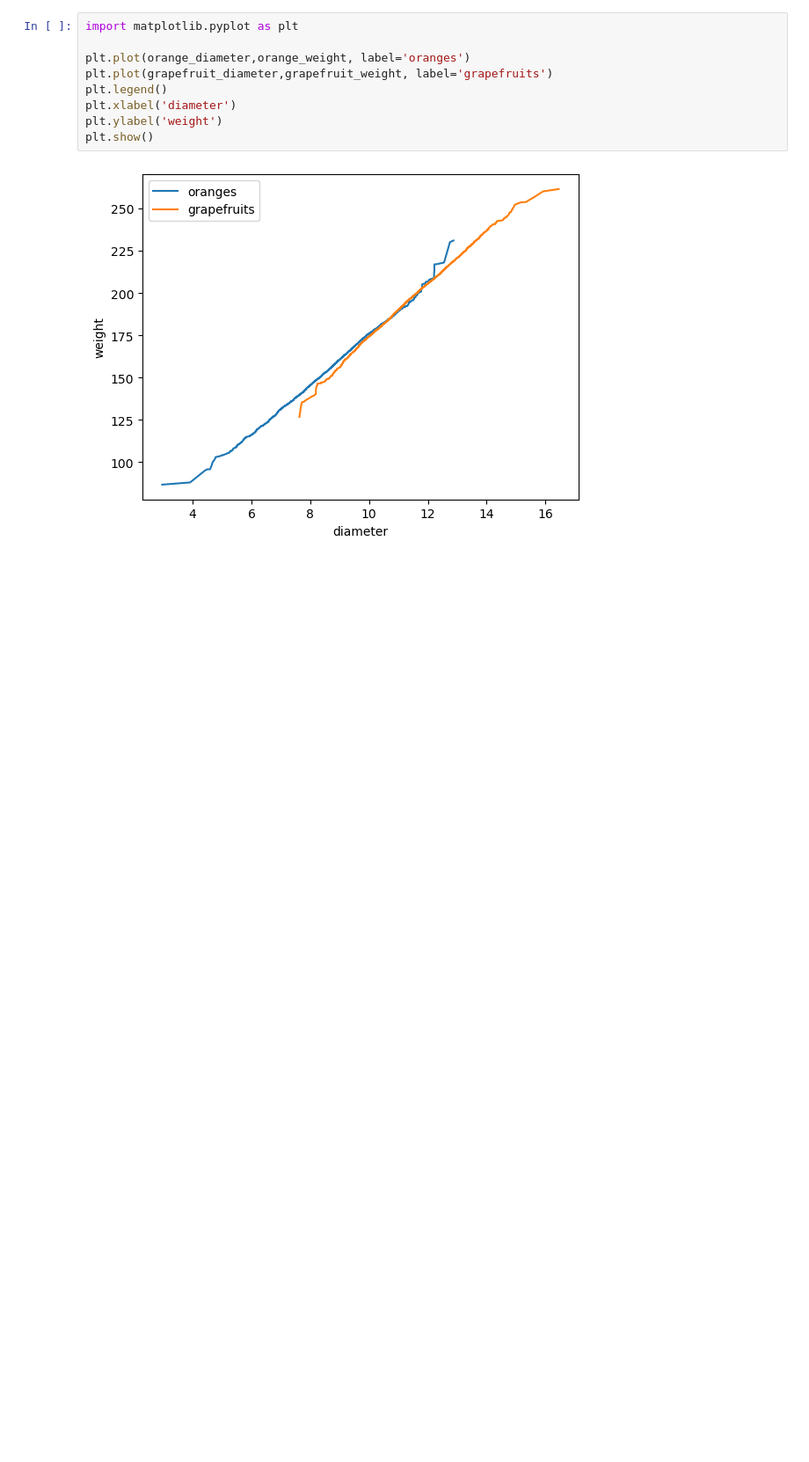
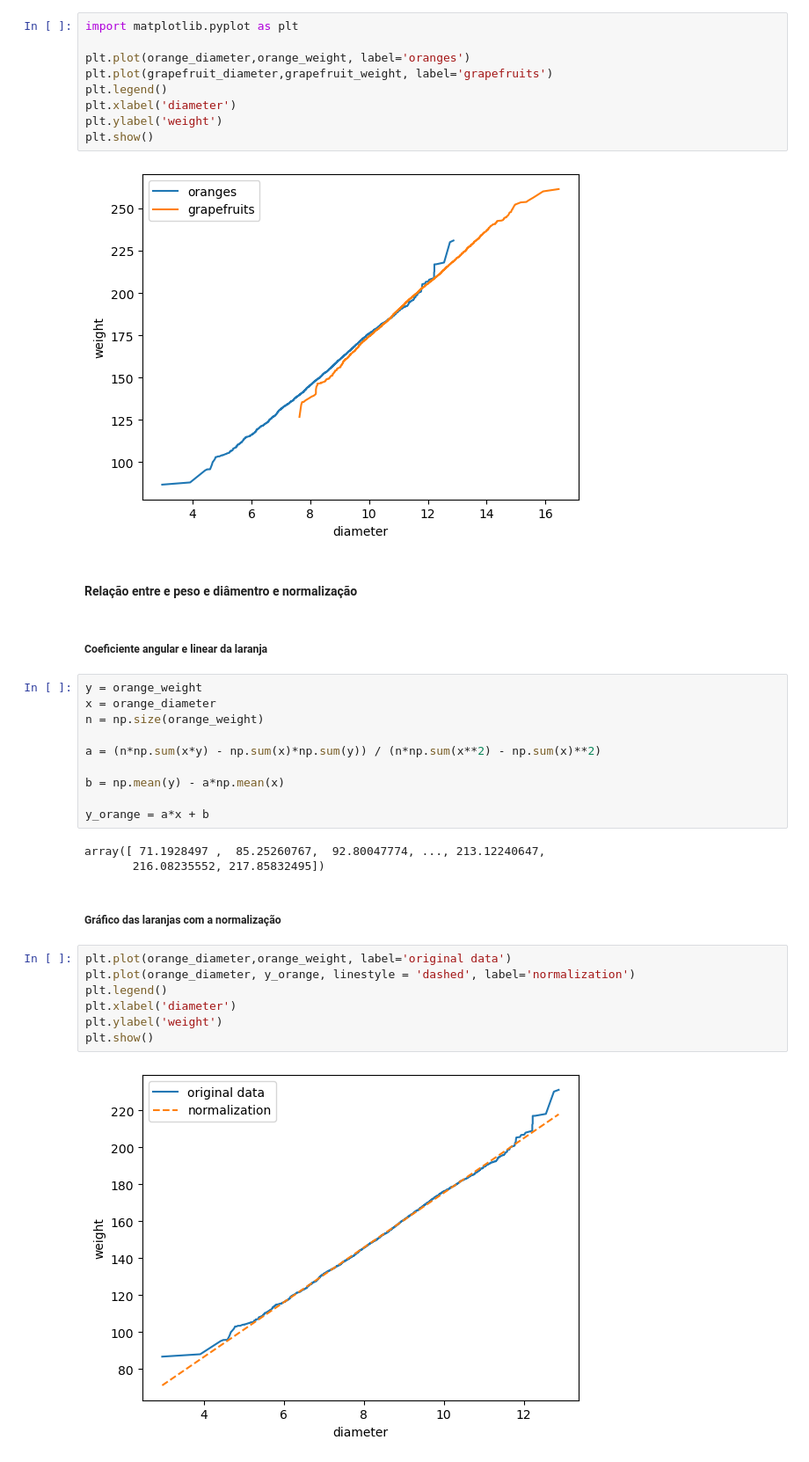
Before and after one commit to LeoRochaCarmo/formacao-python-para-data-science-alura, a Jupyter notebook: NumPy - análise numérica eficiente com Python/desafio.ipynb, the cells around one changed output. Shown: that part at 88% size. Saved outputs shown, nothing was run; the diff lists cells and outputs as text; blank space fills up the shorter version.

```diff
--- a/NumPy - análise numérica eficiente com Python/desafio.ipynb
+++ b/NumPy - análise numérica eficiente com Python/desafio.ipynb
@@ -32,3 +32,31 @@ plt.ylabel('weight')
 plt.show()
 # %% [output]
 [figure]
+# %% [markdown]
+#### Relação entre e peso e diâmentro e normalização
+# %% [markdown]
+##### Coeficiente angular e linear da laranja
+# %%
+y = orange_weight
+x = orange_diameter
+n = np.size(orange_weight)
+
+a = (n*np.sum(x*y) - np.sum(x)*np.sum(y)) / (n*np.sum(x**2) - np.sum(x)**2)
+
+b = np.mean(y) - a*np.mean(x)
+
+y_orange = a*x + b
+# %% [output]
+array([ 71.1928497 ,  85.25260767,  92.80047774, ..., 213.12240647,
+       216.08235552, 217.85832495])
+# %% [markdown]
+##### Gráfico das laranjas com a normalização
+# %%
+plt.plot(orange_diameter,orange_weight, label='original data')
+plt.plot(orange_diameter, y_orange, linestyle = 'dashed', label='normalization')
+plt.legend()
+plt.xlabel('diameter')
+plt.ylabel('weight')
+plt.show()
+# %% [output]
+[figure, added]
```
Also changed, not shown: parts of 7 cells of this notebook, 3 other files.
